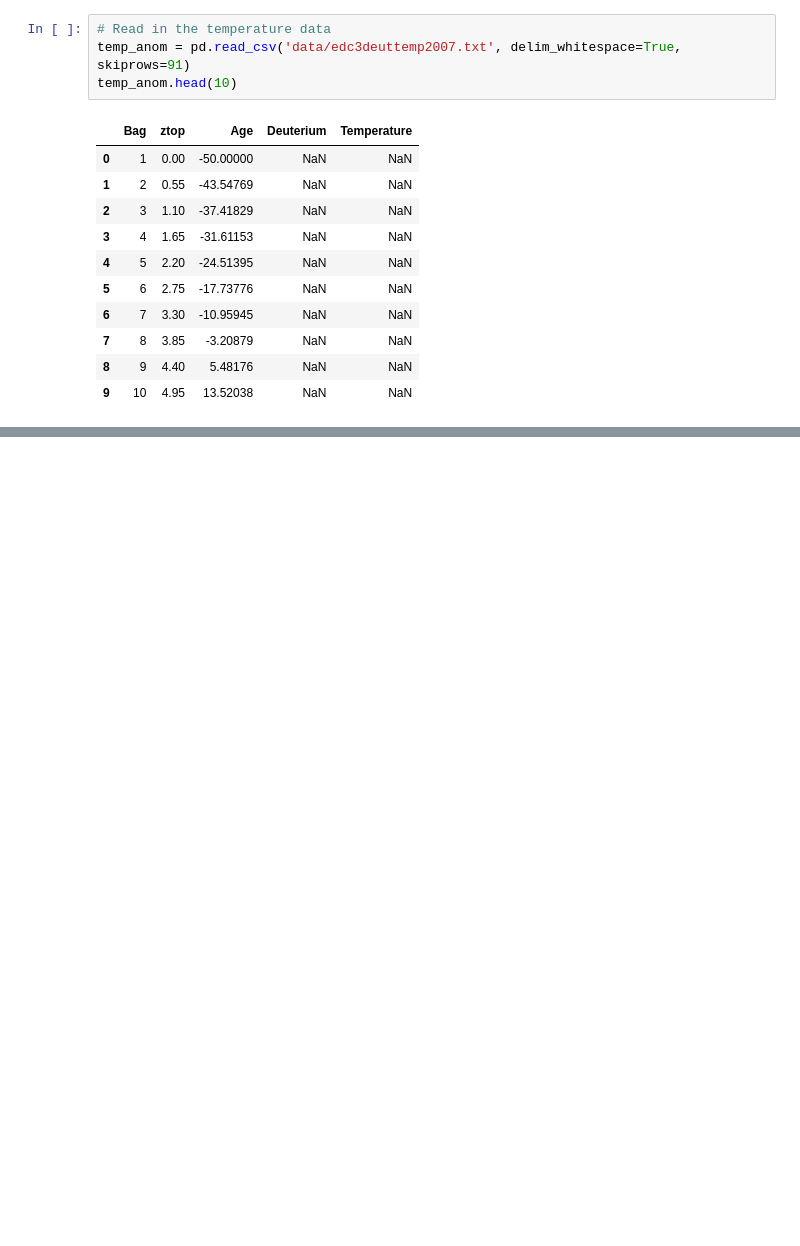
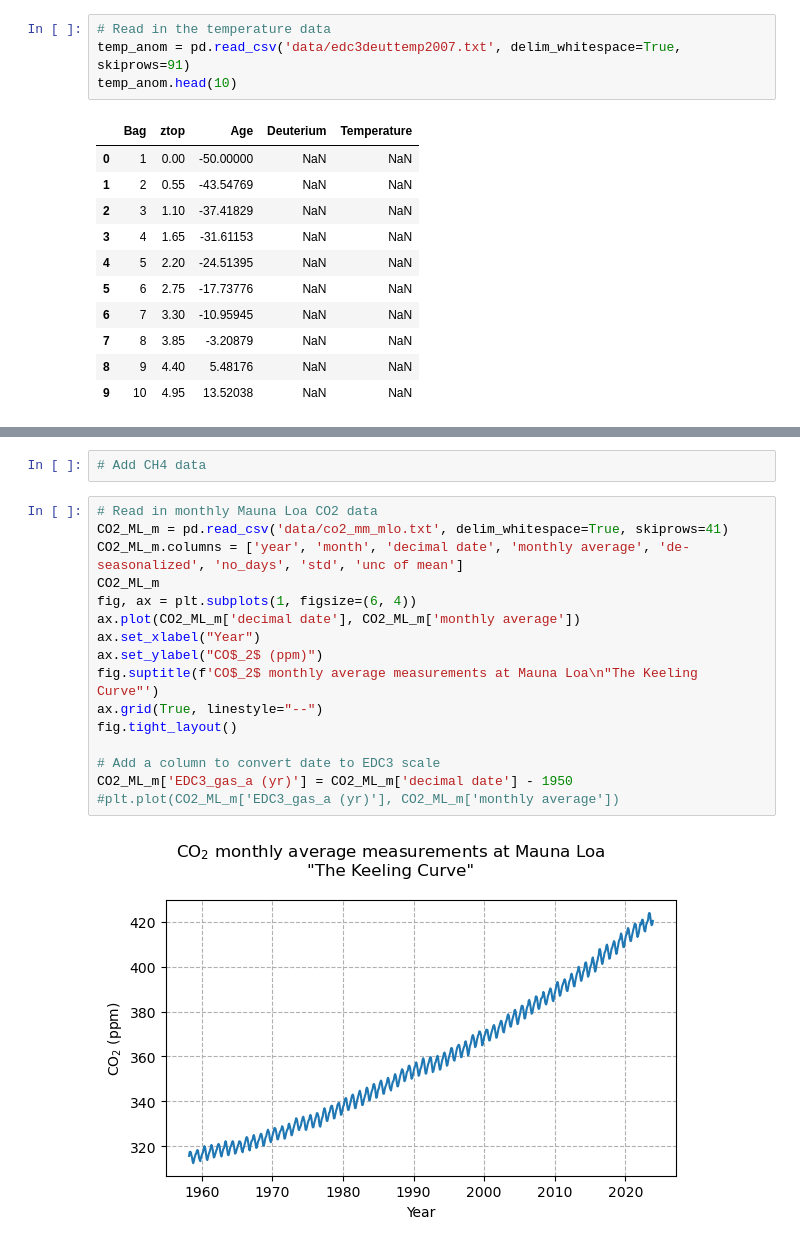
Before and after one commit to Eilis9/PfDA_Project2, a Jupyter notebook: analysis.ipynb, the cells around one changed output, grey strips where cells are left out. Drawn from its saved outputs; the diff is of its cells as text; blank space fills up the shorter version.

```diff
--- a/analysis.ipynb
+++ b/analysis.ipynb
@@ -155,0 +218,20 @@ plt.show()
+# %%
+# Add CH4 data
+# %%
+# Read in monthly Mauna Loa CO2 data
+CO2_ML_m = pd.read_csv('data/co2_mm_mlo.txt', delim_whitespace=True, skiprows=41)
+CO2_ML_m.columns = ['year', 'month', 'decimal date', 'monthly average', 'de-seasonalized', 'no_days', 'std', 'unc of mean']
+CO2_ML_m
+fig, ax = plt.subplots(1, figsize=(6, 4))
+ax.plot(CO2_ML_m['decimal date'], CO2_ML_m['monthly average'])
+ax.set_xlabel("Year")
+ax.set_ylabel("CO$_2$ (ppm)")
+fig.suptitle(f'CO$_2$ monthly average measurements at Mauna Loa\n"The Keeling Curve"')
+ax.grid(True, linestyle="--")
+fig.tight_layout()
+
+# Add a column to convert date to EDC3 scale
+CO2_ML_m['EDC3_gas_a (yr)'] = CO2_ML_m['decimal date'] - 1950
+#plt.plot(CO2_ML_m['EDC3_gas_a (yr)'], CO2_ML_m['monthly average'])
+# %% [output]
+[figure, added]
```
Also changed, not shown: parts of 14 cells of this notebook, 9 other files.
